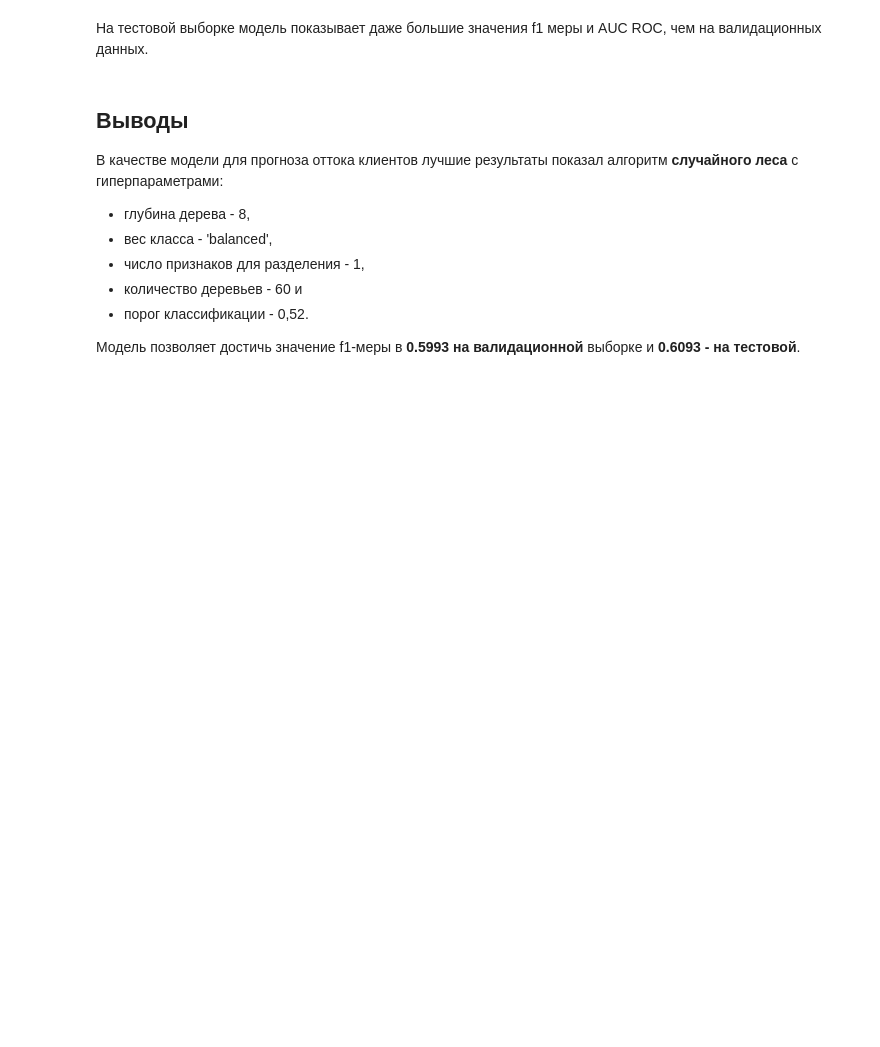
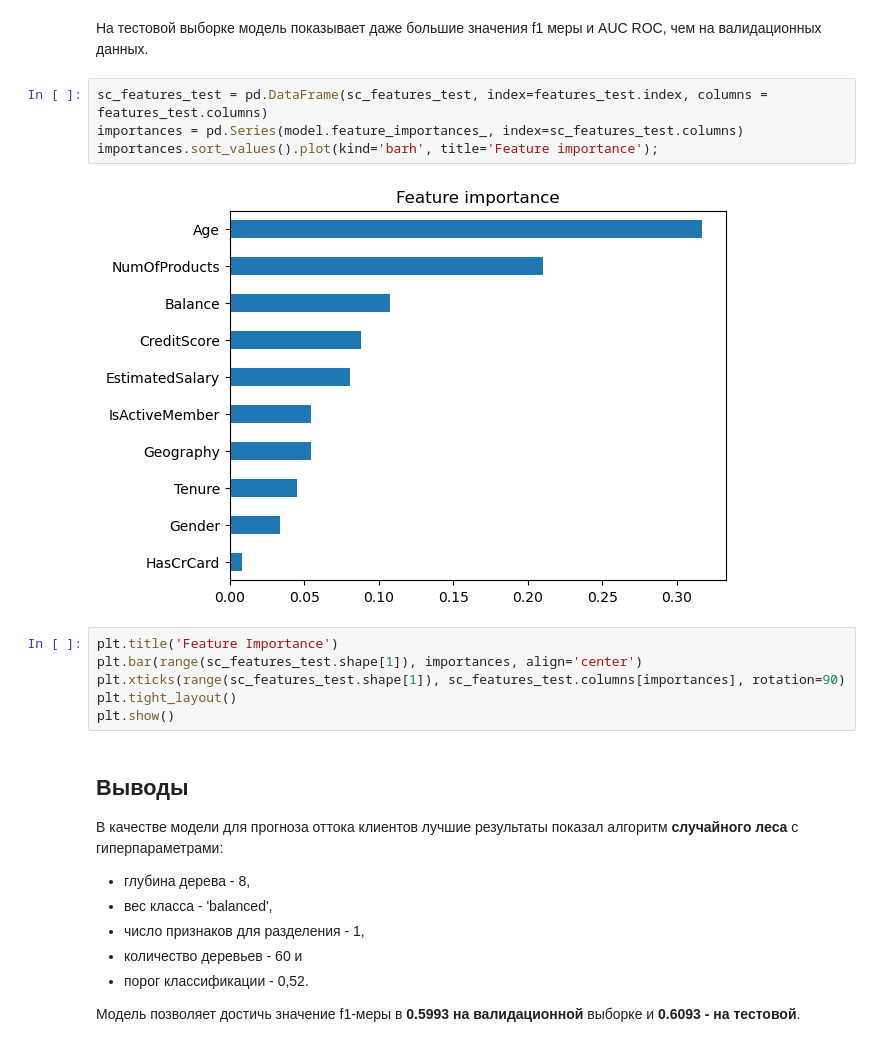
Before and after one commit to TatianaZhu11/BankChurn, a Jupyter notebook: test_project.ipynb, the cells around one changed output. Cells and saved outputs as stored; diff of their text form; blank space fills up the shorter version.

Commit message:
cv for Random Forest added; feature importance plot included

```diff
--- a/test_project.ipynb
+++ b/test_project.ipynb
@@ -983,5 +1047,17 @@ print(f'AUC-ROC: {auc_roc.round(4)}')
 # %% [markdown]
 На тестовой выборке модель показывает даже большие значения f1 меры и AUC ROC, чем на валидационных данных.
+# %%
+sc_features_test = pd.DataFrame(sc_features_test, index=features_test.index, columns = features_test.columns)
+importances = pd.Series(model.feature_importances_, index=sc_features_test.columns)
+importances.sort_values().plot(kind='barh', title='Feature importance');
+# %% [output]
+[figure, added]
+# %%
+plt.title('Feature Importance')
+plt.bar(range(sc_features_test.shape[1]), importances, align='center')
+plt.xticks(range(sc_features_test.shape[1]), sc_features_test.columns[importances], rotation=90)
+plt.tight_layout()
+plt.show()
 # %% [markdown]
 ## Выводы
 
```
Also changed, not shown: parts of 15 cells of this notebook, 1 other file.
